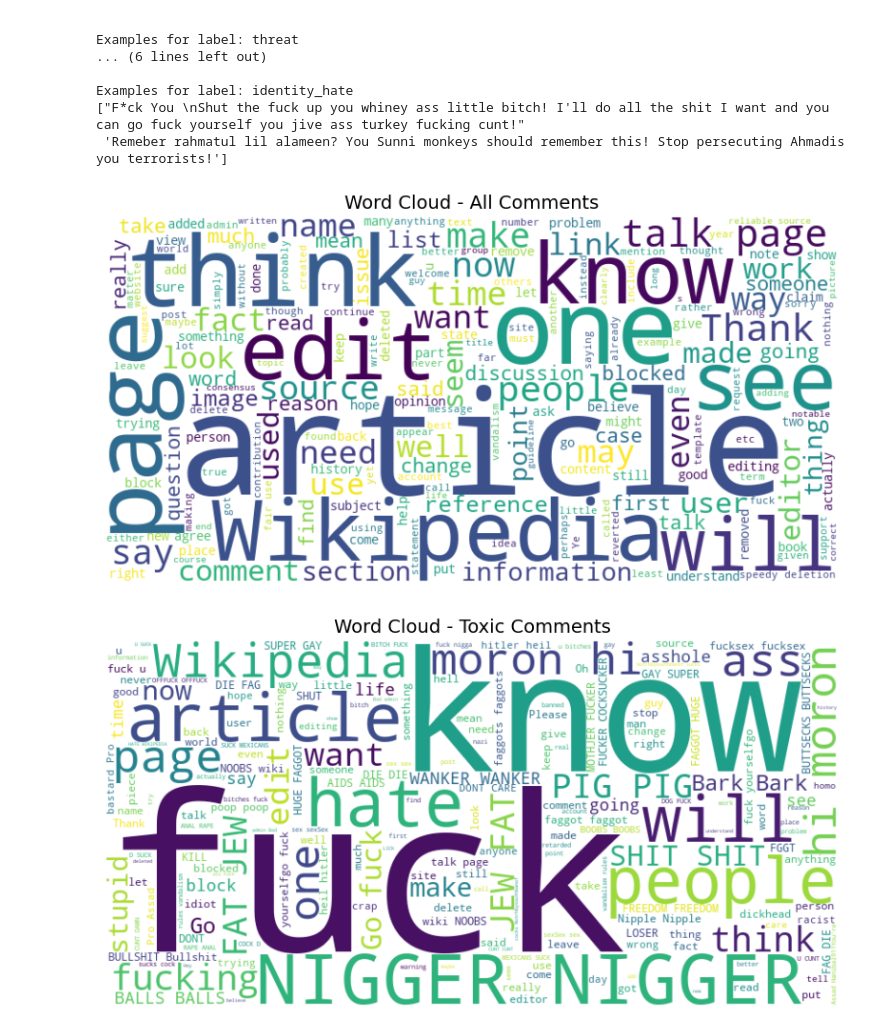
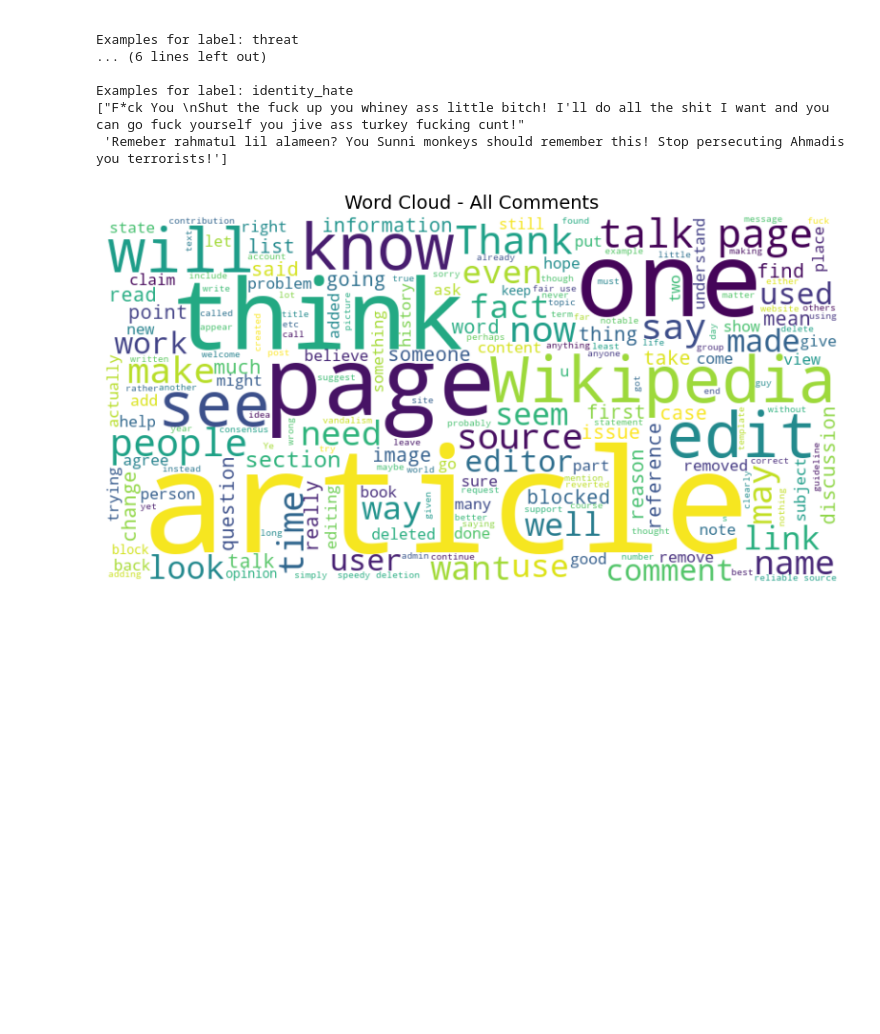
Before and after one commit to Chandana3940/Toxic_Bias_Audit, a Jupyter notebook: notebooks/exploratory/EDA.ipynb, the cells around one changed output. Saved outputs shown, nothing was run; the diff lists cells and outputs as text; code cells hidden in the pictures; blank space fills up the shorter version.

Commit message:
Add complete project: data, notebooks, src, experiments, figures, final report

```diff
--- a/notebooks/exploratory/EDA.ipynb
+++ b/notebooks/exploratory/EDA.ipynb
@@ -91,29 +91,22 @@ Examples for label: identity_hate
 # %%
 from wordcloud import WordCloud
 
 # Function to generate word cloud
 def generate_wordcloud(text, title):
     wordcloud = WordCloud(
         width=800,
         height=400,
         background_color='white',
         max_words=200
     ).generate(' '.join(text))
 
     plt.figure(figsize=(10, 5))
     plt.imshow(wordcloud, interpolation='bilinear')
     plt.axis("off")
     plt.title(title, fontsize=14)
     plt.show()
 
 # WordCloud for all comments
 generate_wordcloud(df['comment_text'], "Word Cloud - All Comments")
-
-# WordCloud for toxic comments
-generate_wordcloud(df[df['toxic'] == 1]['comment_text'], "Word Cloud - Toxic Comments")
-
-# WordCloud for clean comments (non-toxic)
-generate_wordcloud(df[df[LABELS].sum(axis=1) == 0]['comment_text'], "Word Cloud - Non-Toxic Comments")
 # %% [output]
-[figure, old version]
+[figure, new version]
-[figure, removed]
```
Also changed, not shown: parts of 1 cell of this notebook, 1 other file.
